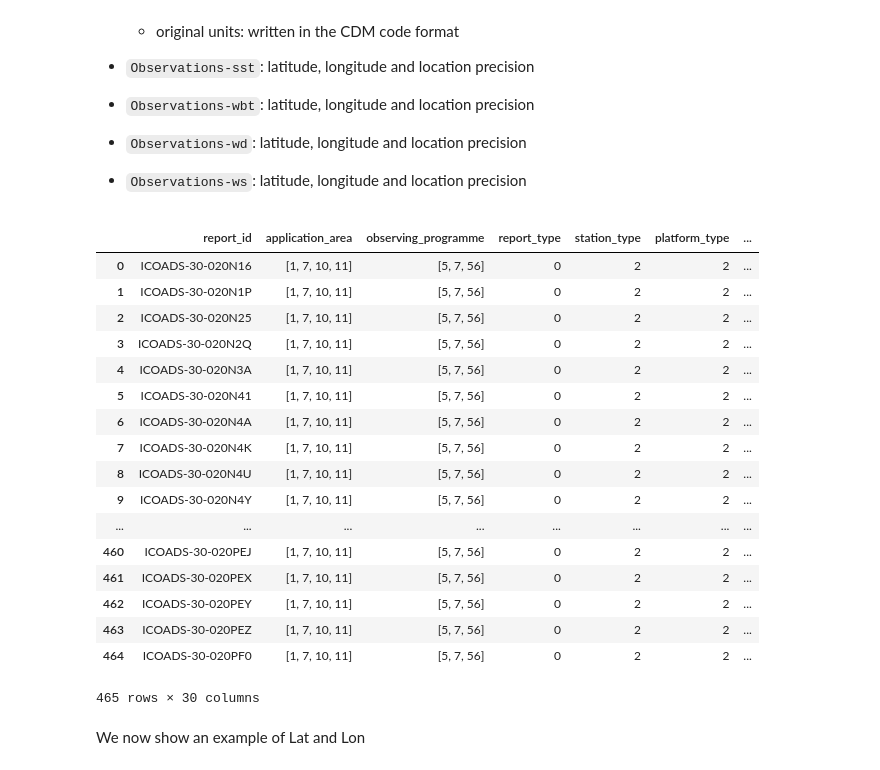
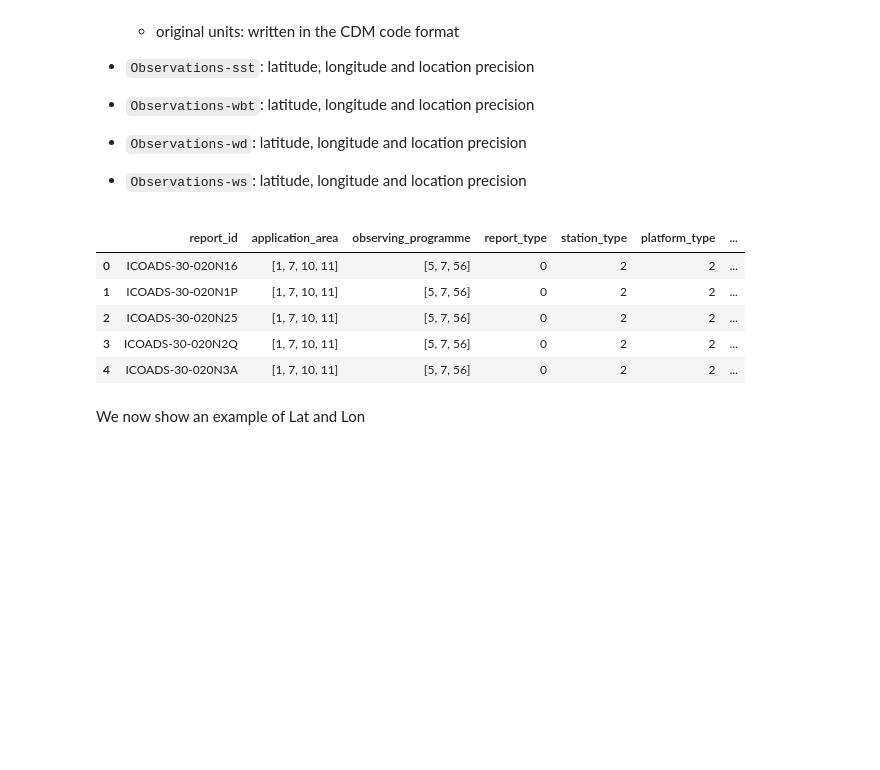
Before and after one commit to glamod/cdm-mapper, a Jupyter notebook: docs/notebooks/CDM_mapper_example_deck704.ipynb, the cells around one changed output. Saved outputs shown, nothing was run; the diff lists cells and outputs as text; code cells hidden in the pictures; blank space fills up the shorter version.

Commit message:
summarised tables in notebook

```diff
--- a/docs/notebooks/CDM_mapper_example_deck704.ipynb
+++ b/docs/notebooks/CDM_mapper_example_deck704.ipynb
@@ -193,26 +193,14 @@ We were looking to write the following data
 - `Observations-ws`: latitude, longitude and location precision
 # %%
 data = cdm_dict['header']['data']
-data
+data.head()
 # %% [output]
 |  | report_id | application_area | observing_programme | report_type | station_type | platform_type | ... |
 | 0 | ICOADS-30-020N16 | [1, 7, 10, 11] | [5, 7, 56] | 0 | 2 | 2 | ... |
 | 1 | ICOADS-30-020N1P | [1, 7, 10, 11] | [5, 7, 56] | 0 | 2 | 2 | ... |
 | 2 | ICOADS-30-020N25 | [1, 7, 10, 11] | [5, 7, 56] | 0 | 2 | 2 | ... |
 | 3 | ICOADS-30-020N2Q | [1, 7, 10, 11] | [5, 7, 56] | 0 | 2 | 2 | ... |
 | 4 | ICOADS-30-020N3A | [1, 7, 10, 11] | [5, 7, 56] | 0 | 2 | 2 | ... |
-| 5 | ICOADS-30-020N41 | [1, 7, 10, 11] | [5, 7, 56] | 0 | 2 | 2 | ... |
-| 6 | ICOADS-30-020N4A | [1, 7, 10, 11] | [5, 7, 56] | 0 | 2 | 2 | ... |
-| 7 | ICOADS-30-020N4K | [1, 7, 10, 11] | [5, 7, 56] | 0 | 2 | 2 | ... |
-| 8 | ICOADS-30-020N4U | [1, 7, 10, 11] | [5, 7, 56] | 0 | 2 | 2 | ... |
-| 9 | ICOADS-30-020N4Y | [1, 7, 10, 11] | [5, 7, 56] | 0 | 2 | 2 | ... |
-| ... | ... | ... | ... | ... | ... | ... | ... |
-| 460 | ICOADS-30-020PEJ | [1, 7, 10, 11] | [5, 7, 56] | 0 | 2 | 2 | ... |
-| 461 | ICOADS-30-020PEX | [1, 7, 10, 11] | [5, 7, 56] | 0 | 2 | 2 | ... |
-| 462 | ICOADS-30-020PEY | [1, 7, 10, 11] | [5, 7, 56] | 0 | 2 | 2 | ... |
-| 463 | ICOADS-30-020PEZ | [1, 7, 10, 11] | [5, 7, 56] | 0 | 2 | 2 | ... |
-| 464 | ICOADS-30-020PF0 | [1, 7, 10, 11] | [5, 7, 56] | 0 | 2 | 2 | ... |
-465 rows × 30 columns
 # %% [markdown]
 We now show an example of Lat and Lon
 # %%
```
Also changed, not shown: parts of 2 cells of this notebook.
